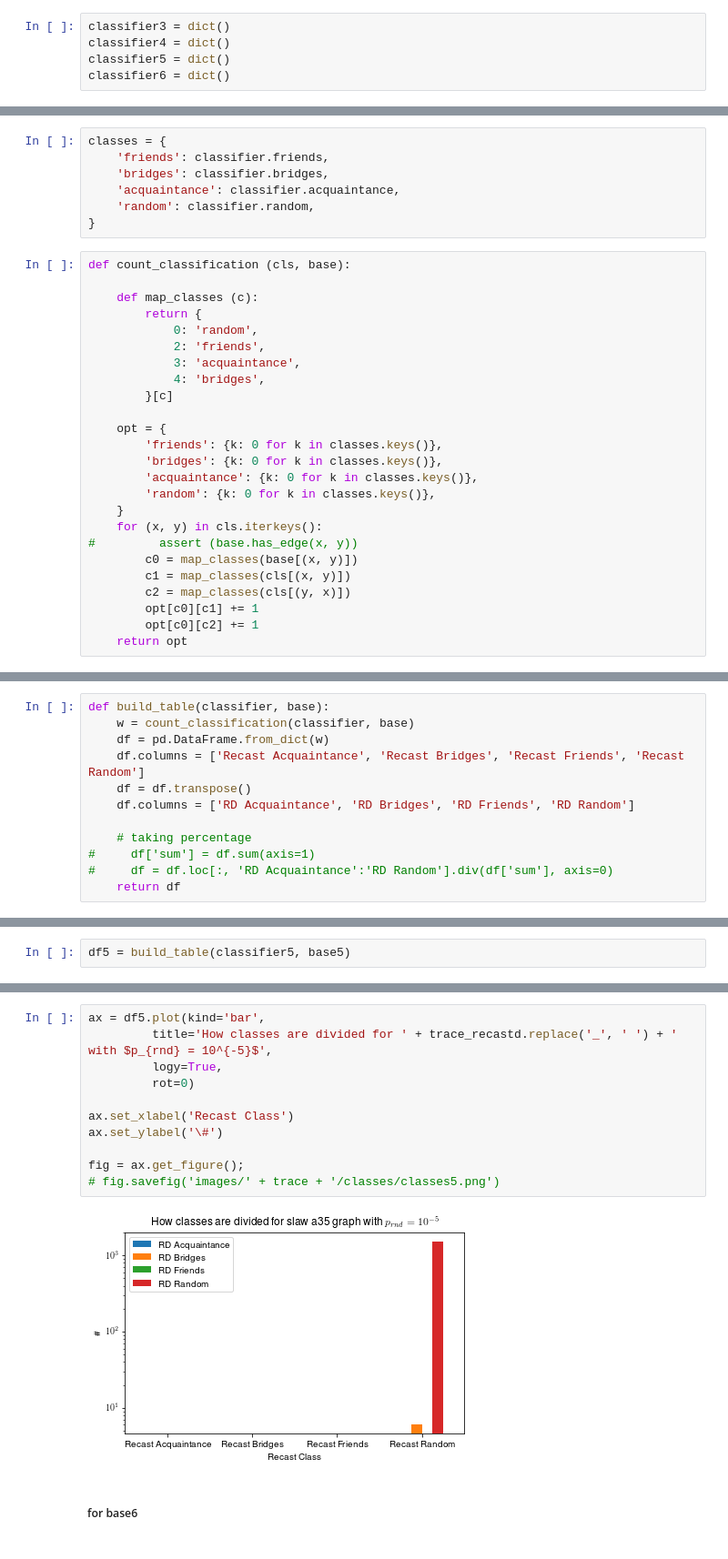
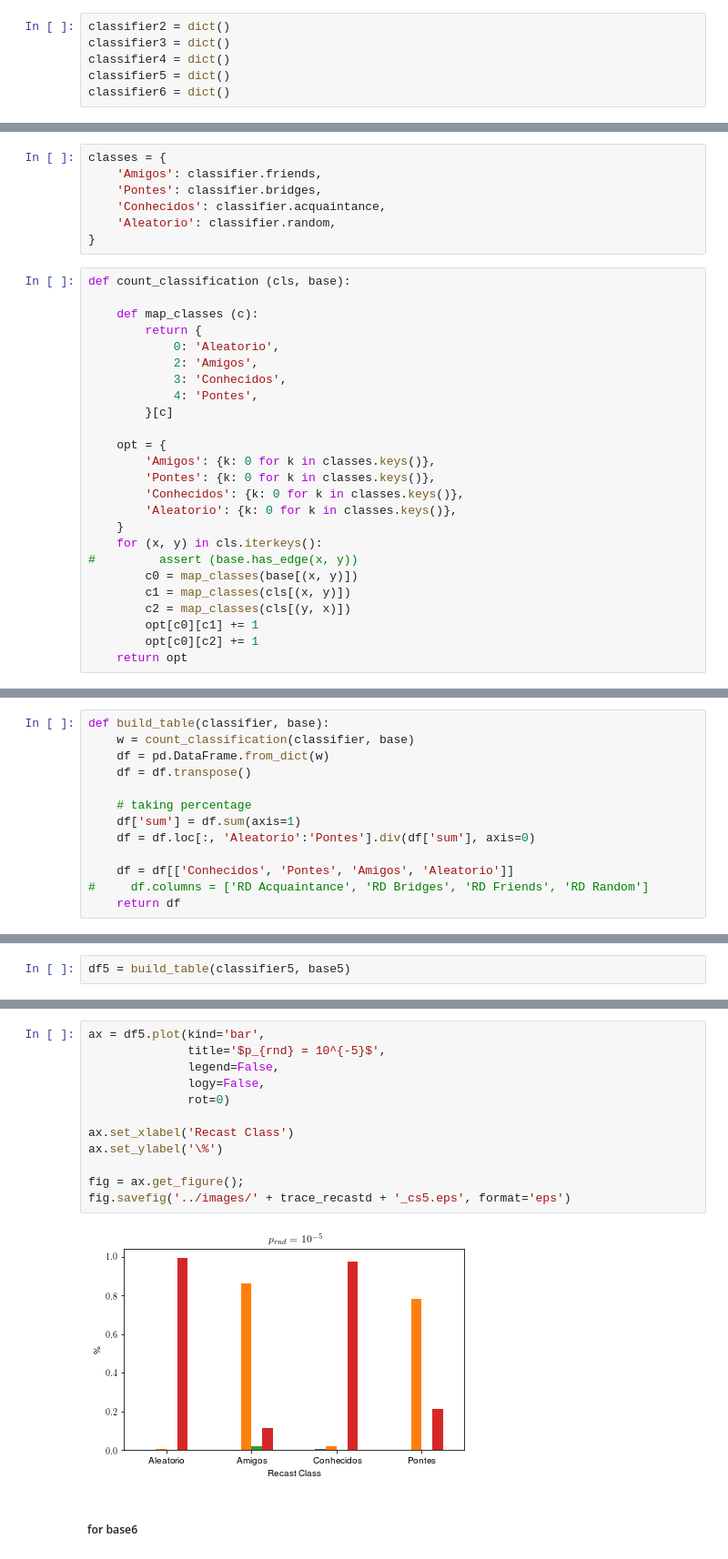
Before and after one commit to guilhermeleobas/recastd, a Jupyter notebook: python/notebooks/acertos_erros.ipynb, the cells around one changed output, grey strips where cells are left out. Shown at 91% size. Saved outputs shown, nothing was run; the diff lists cells and outputs as text.

```diff
--- a/python/notebooks/acertos_erros.ipynb
+++ b/python/notebooks/acertos_erros.ipynb
@@ -90,6 +98,7 @@ For instance, $classifier3[(1, 2)]$ = $\textbf{friends}$ means that recast**d**
 # %% [markdown]
 It's valid to say that the classification is not symmetric. The class of $(x, y)$ is not always the same as $(y, x)$. This is because every node creates it's own ego graph.
 # %%
+classifier2 = dict()
 classifier3 = dict()
 classifier4 = dict()
 classifier5 = dict()
@@ -203,27 +239,27 @@ fig = ax.get_figure();
 ### To where the classes are going?
 # %%
 classes = {
-    'friends': classifier.friends,
-    'bridges': classifier.bridges,
-    'acquaintance': classifier.acquaintance,
-    'random': classifier.random,
+    'Amigos': classifier.friends,
+    'Pontes': classifier.bridges,
+    'Conhecidos': classifier.acquaintance,
+    'Aleatorio': classifier.random,
 }
 # %%
 def count_classification (cls, base):
 
     def map_classes (c):
         return {
-            0: 'random',
-            2: 'friends',
-            3: 'acquaintance',
-            4: 'bridges',
+            0: 'Aleatorio',
+            2: 'Amigos',
+            3: 'Conhecidos',
+            4: 'Pontes',
         }[c]
 
     opt = {
-        'friends': {k: 0 for k in classes.keys()},
-        'bridges': {k: 0 for k in classes.keys()},
-        'acquaintance': {k: 0 for k in classes.keys()},
-        'random': {k: 0 for k in classes.keys()},
+        'Amigos': {k: 0 for k in classes.keys()},
+        'Pontes': {k: 0 for k in classes.keys()},
+        'Conhecidos': {k: 0 for k in classes.keys()},
+        'Aleatorio': {k: 0 for k in classes.keys()},
     }
     for (x, y) in cls.iterkeys():
 #         assert (base.has_edge(x, y))
@@ -252,11 +294,12 @@ count_classification(classifier3, base3)
 def build_table(classifier, base):
     w = count_classification(classifier, base)
     df = pd.DataFrame.from_dict(w)
-    df.columns = ['Recast Acquaintance', 'Recast Bridges', 'Recast Friends', 'Recast Random']
     df = df.transpose()
-    df.columns = ['RD Acquaintance', 'RD Bridges', 'RD Friends', 'RD Random']
 
     # taking percentage
-#     df['sum'] = df.sum(axis=1)
-#     df = df.loc[:, 'RD Acquaintance':'RD Random'].div(df['sum'], axis=0)
+    df['sum'] = df.sum(axis=1)
+    df = df.loc[:, 'Aleatorio':'Pontes'].div(df['sum'], axis=0)
+
+    df = df[['Conhecidos', 'Pontes', 'Amigos', 'Aleatorio']]
+#     df.columns = ['RD Acquaintance', 'RD Bridges', 'RD Friends', 'RD Random']
     return df
@@ -329,16 +400,17 @@ df5
 # %%
 ax = df5.plot(kind='bar',
-         title='How classes are divided for ' + trace_recastd.replace('_', ' ') + ' with $p_{rnd} = 10^{-5}$',
-         logy=True,
-         rot=0)
+              title='$p_{rnd} = 10^{-5}$',
+              legend=False,
+              logy=False,
+              rot=0)
 
 ax.set_xlabel('Recast Class')
-ax.set_ylabel('\#')
+ax.set_ylabel('\%')
 
 fig = ax.get_figure();
-# fig.savefig('images/' + trace + '/classes/classes5.png')
+fig.savefig('../images/' + trace_recastd + '_cs5.eps', format='eps')
 # %% [output]
-[figure, old version]
+[figure, new version]
 # %% [markdown]
 ##### for base6
 # %%
```
Also changed, not shown: parts of 31 cells of this notebook, 40 other files.
